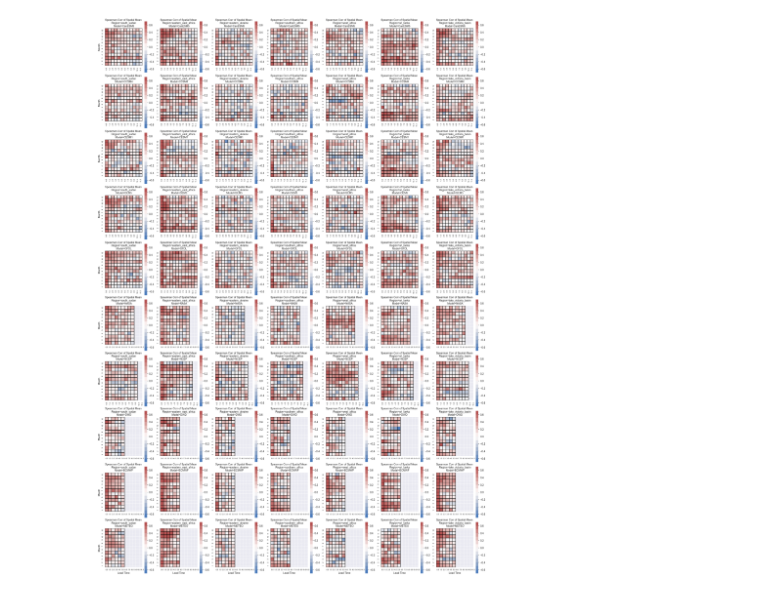
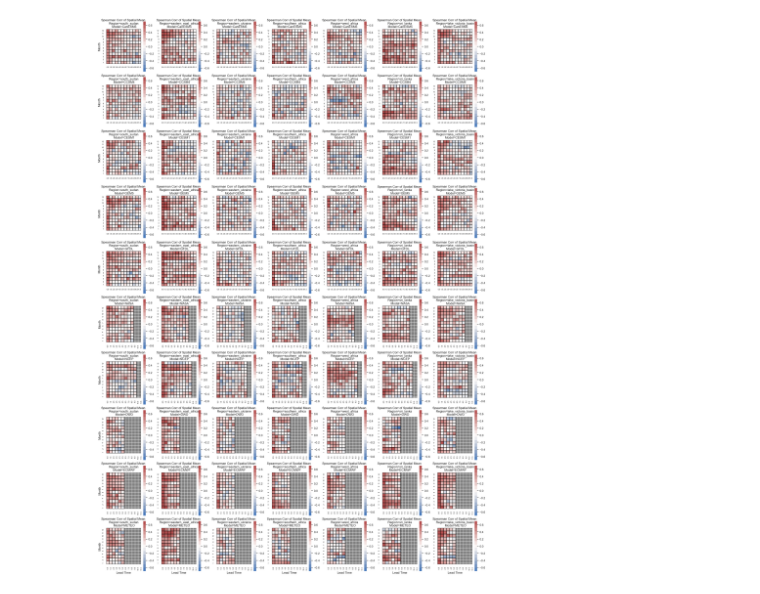
Before and after one commit to yatli24/CHC, a Jupyter notebook: Jupyter notebooks/Spatial_Temporal_means.ipynb, the cells around one changed output. Drawn from its saved outputs; the diff is of its cells as text; code cells hidden in the pictures.

Commit message:
Update Spatial_Temporal_means.ipynb
removed all global() methods

```diff
--- a/Jupyter notebooks/Spatial_Temporal_means.ipynb
+++ b/Jupyter notebooks/Spatial_Temporal_means.ipynb
@@ -70,0 +119,41 @@ def draw_heatmap(*args, **kwargs):
+# %%
+# Create empty dictionaries to store results
+spatial_means_corr_dict = {}
+
+region = ['south_sudan', 'eastern_east_africa', 'eastern_ukraine', 'southern_africa', 'west_africa', 'sri_lanka', 'lake_victoria_basin']
+model = ['CanESM5', 'CCSM4', 'CESM1', 'GEM5', 'GFDL', 'NASA', 'NCEP', 'DWD', 'ECMWF', 'METEO']
+
+for i in region:
+    for j in model:
+        df_key = (i, j)
+
+        if df_key in dataframes:
+            df = dataframes[df_key]
+
+            # Calculate ensemble mean (same as before, but now using the df variable)
+            ensemble_means = (df
+                              .groupby(['time', 'lead_time', 'latitude', 'longitude'])[['predicted_precip', 'precip']]
+                              .mean().reset_index())
+
+            # Calculate spatial means
+            spatial_means = (ensemble_means  # Use the ensemble_means DataFrame
+                              .groupby(['time', 'lead_time'])[['predicted_precip', 'precip']]
+                              .mean().reset_index())
+
+            # Extract months
+            spatial_means['month'] = spatial_means['time'].dt.month
+
+            # Calculate correlation
+            spatial_means_corr = (spatial_means
+                                   .groupby(['month', 'lead_time'])[['predicted_precip', 'precip']].corr(method='spearman')
+                                   .iloc[0::2, -1].droplevel(-1).reset_index()) #Corrected droplevel
+
+            # Store results in dictionaries
+            spatial_means_corr_dict[df_key] = spatial_means_corr
+
+        else:
+            print(f"Warning: DataFrame not found for region '{i}' and model '{j}'")
+# %%
+# Combine all correlations into one DataFrame
+spatial_corr = pd.concat(spatial_means_corr_dict.values(), keys=spatial_means_corr_dict.keys(), names=['region', 'model'])
+spatial_corr = spatial_corr.rename(columns = {'precip': 'corr'}).reset_index().drop('level_2', axis=1)
@@ -71,11 +170,11 @@ def draw_heatmap(*args, **kwargs):
 # %%
-fg = sns.FacetGrid(spatial_means_corr, col='region', row='model', sharex=False, sharey=False)
+fg = sns.FacetGrid(spatial_corr, col='region', row='model', sharex=False, sharey=False)
 fg.map_dataframe(draw_heatmap, 'lead_time', 'month', 'corr', square = True)
 
 fg.set_titles('Spearman Corr of Spatial Mean \n Region={col_name} \n Model={row_name}')
 fg.set_ylabels("Month")
 fg.set_xlabels("Lead Time")
 plt.show()
 fg.savefig('figures/spatial_means_corr.png')
 # %% [output]
-[figure, old version]
+[figure, new version]
```
Also changed, not shown: parts of 22 cells of this notebook.
